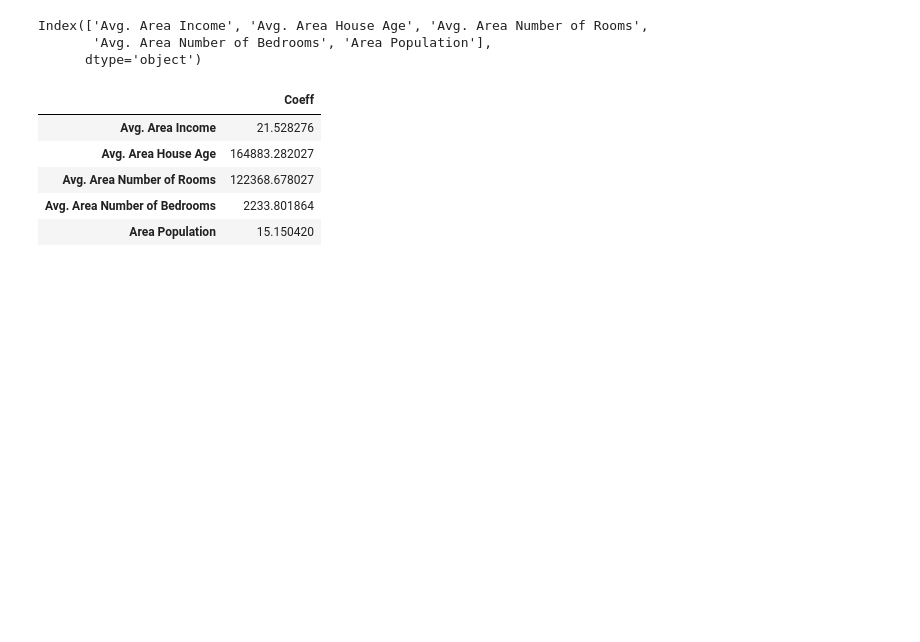
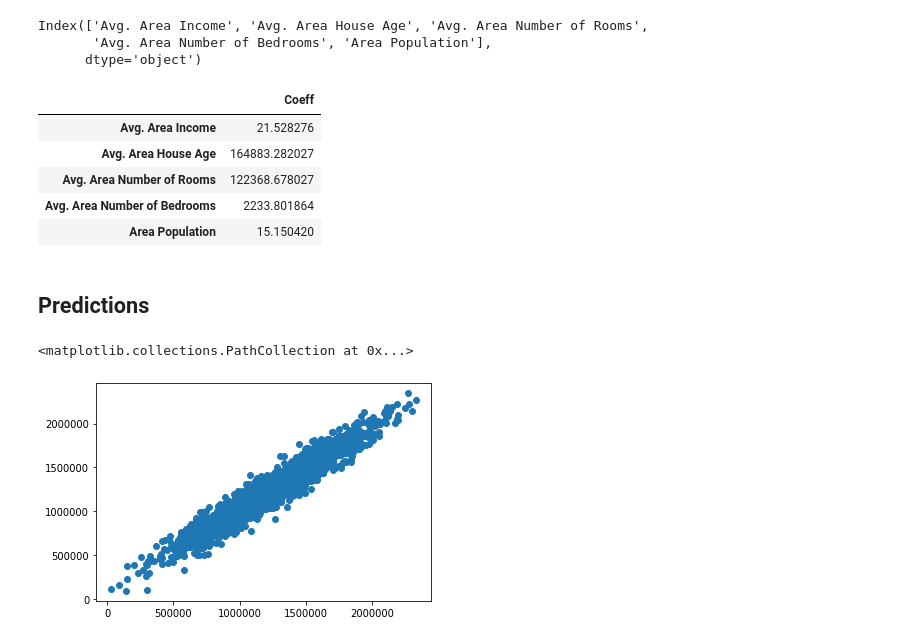
Before and after one commit to phschaefer/linear_regression, a Jupyter notebook: notebooks/linear_regression.ipynb, the cells around one changed output. Saved outputs shown, nothing was run; the diff lists cells and outputs as text; code cells hidden in the pictures; blank space fills up the shorter version.

```diff
--- a/notebooks/linear_regression.ipynb
+++ b/notebooks/linear_regression.ipynb
@@ -79,3 +80,12 @@ c_usa_housing_data_frame
 | Avg. Area Number of Rooms | 122368.678027 |
 | Avg. Area Number of Bedrooms | 2233.801864 |
 | Area Population | 15.150420 |
+# %% [markdown]
+## Predictions
+# %%
+predictions = lm.predict(X_test)
+# %%
+plt.scatter(y_test, predictions)
+# %% [output]
+<matplotlib.collections.PathCollection at 0x...>
+[figure, added]
```
Also changed, not shown: parts of 3 cells of this notebook.
